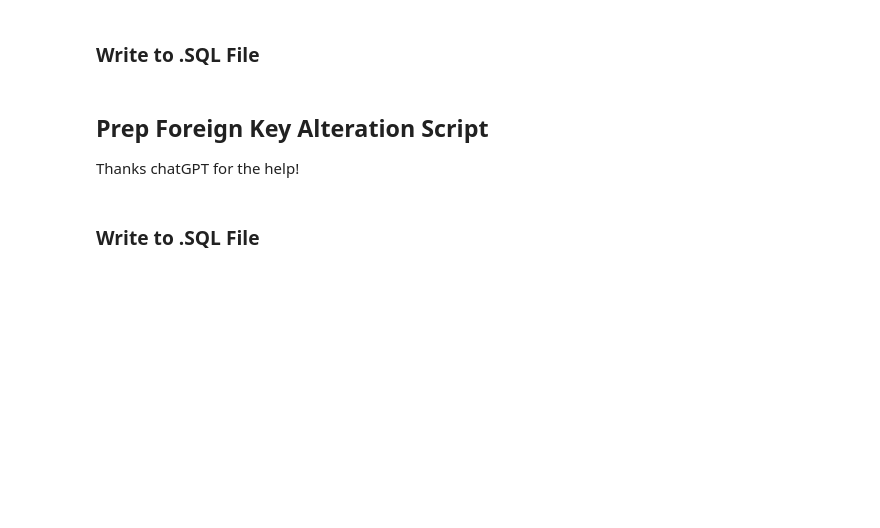
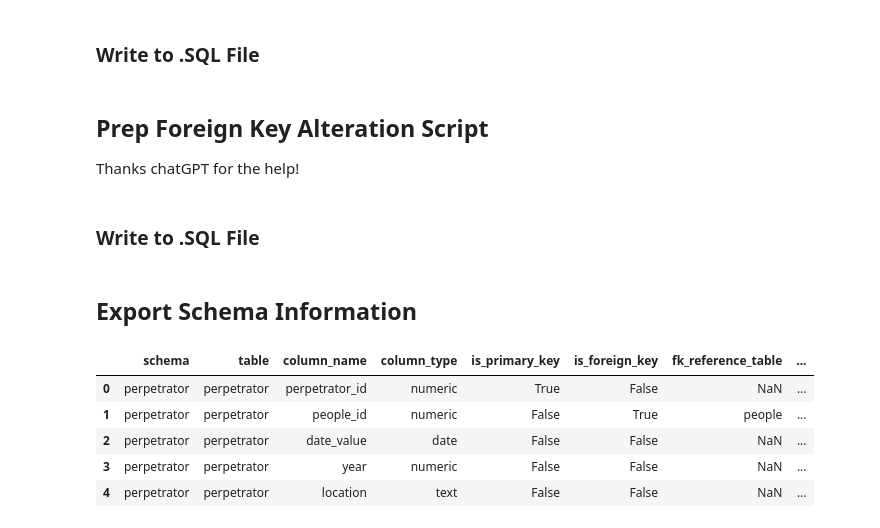
Before and after one commit to BrettlyCD/text-to-sql, a Jupyter notebook: notebooks/1.0_data_wrangling_db.ipynb, the cells around one changed output. Saved outputs shown, nothing was run; the diff lists cells and outputs as text; code cells hidden in the pictures; blank space fills up the shorter version.

Commit message:
Add export .csv command to notebook to save out schema info for later use.

```diff
--- a/notebooks/1.0_data_wrangling_db.ipynb
+++ b/notebooks/1.0_data_wrangling_db.ipynb
@@ -434,3 +434,14 @@ for row in schema_df.itertuples(index=False):
 #with open('/Users/brettly/Sboard/projects/text-to-sql/references/sql_files/alter_tables.sql', 'w') as fkFile:
 #    for statement in alter_statements:
 #        fkFile.write(statement)
+# %% [markdown]
+## Export Schema Information
+# %%
+schema_df.head()
+# %% [output]
+|  | schema | table | column_name | column_type | is_primary_key | is_foreign_key | fk_reference_table | ... |
+| 0 | perpetrator | perpetrator | perpetrator_id | numeric | True | False | NaN | ... |
+| 1 | perpetrator | perpetrator | people_id | numeric | False | True | people | ... |
+| 2 | perpetrator | perpetrator | date_value | date | False | False | NaN | ... |
+| 3 | perpetrator | perpetrator | year | numeric | False | False | NaN | ... |
+| 4 | perpetrator | perpetrator | location | text | False | False | NaN | ... |
```
Also changed, not shown: parts of 1 cell of this notebook.
